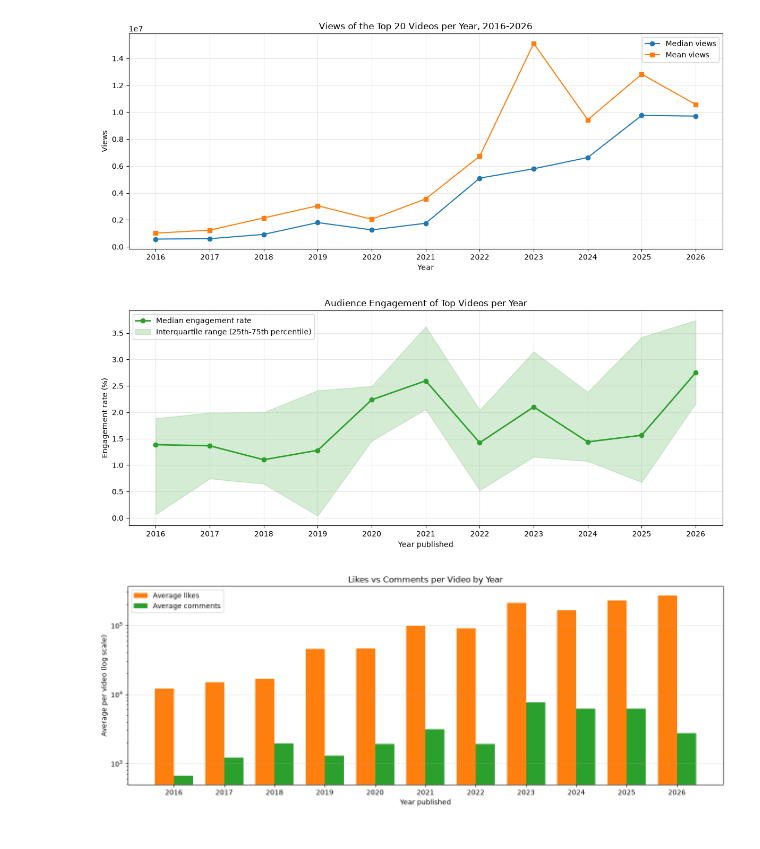
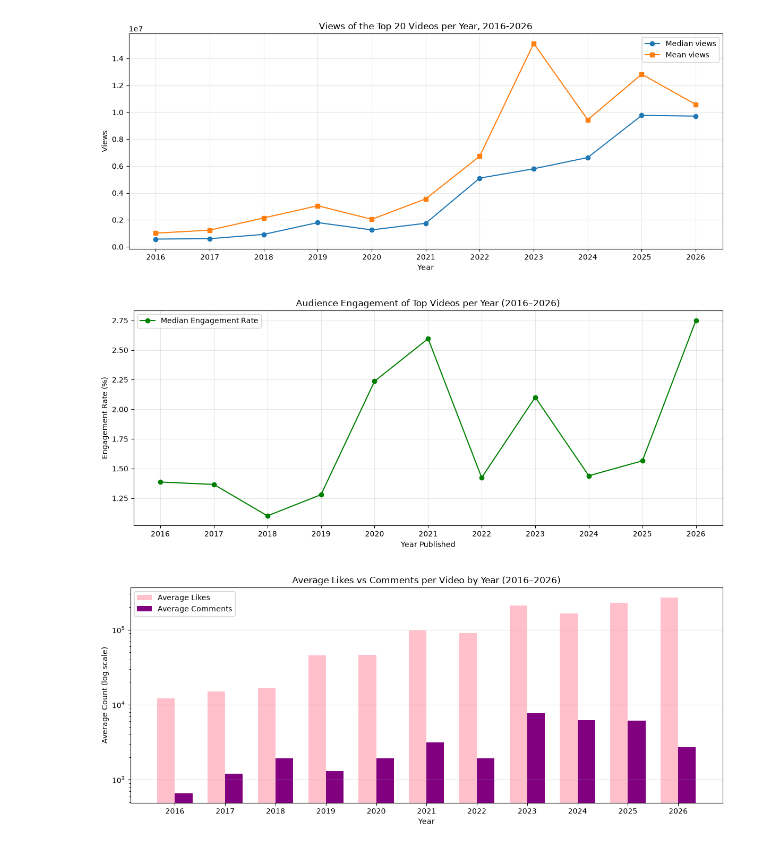
Before and after one commit to caliburanime/205-project, a Jupyter notebook: MIS_205_Assignment.ipynb, the cells around one changed output. Cells and saved outputs as stored; diff of their text form; code cells hidden in the pictures.

```diff
--- a/MIS_205_Assignment.ipynb
+++ b/MIS_205_Assignment.ipynb
@@ -352,47 +395,47 @@ plt.show()
 # %% [output]
 [figure]
 # %%
-# Chart 2
-eng = trend_df.groupby("Year")["Engagement Rate (%)"]
-median_eng = eng.median()
-q1, q3 = eng.quantile(0.25), eng.quantile(0.75)
+# Chart 2: Median Engagement Over Time
+grouped_eng = trend_df.groupby("Year")["Engagement Rate (%)"]
+median_eng = grouped_eng.median()
 
-fig, ax = plt.subplots(figsize=(12, 5))
-ax.plot(median_eng.index, median_eng.values, marker="o", lw=2, color="#2ca02c",
-        label="Median engagement rate")
-ax.fill_between(q1.index, q1.values, q3.values, alpha=0.2, color="#2ca02c",
-                label="Interquartile range (25th-75th percentile)")
+plt.figure(figsize=(12, 5))
 
-ax.set_xticks(median_eng.index)
-ax.set_xlabel("Year published")
-ax.set_ylabel("Engagement rate (%)")
-ax.set_title("Audience Engagement of Top Videos per Year")
-ax.grid(alpha=0.3)
-ax.legend()
+plt.plot(median_eng.index, median_eng.values, marker="o", color="green", label="Median Engagement Rate")
+
+plt.xticks(median_eng.index)
+plt.xlabel("Year Published")
+plt.ylabel("Engagement Rate (%)")
+plt.title("Audience Engagement of Top Videos per Year (2016–2026)")
+plt.grid(alpha=0.3)
+plt.legend()
+
 plt.tight_layout()
 plt.show()
 # %% [output]
-[figure, old version]
+[figure, new version]
 # %%
-# Chart 3
+# Chart 3: Likes vs Comments by Year
 avg = trend_df.groupby("Year")[["Likes", "Comments"]].mean()
-years = avg.index.values
-x = np.arange(len(years))
-width = 0.38
+years = avg.index
+width = 0.35
 
-fig, ax = plt.subplots(figsize=(13, 5))
-ax.bar(x - width / 2, avg["Likes"], width, label="Average likes", color="#ff7f0e")
-ax.bar(x + width / 2, avg["Comments"], width, label="Average comments", color="#2ca02c")
+plt.figure(figsize=(12, 5))
 
-ax.set_yscale("log")            # comments are far smaller than likes
-ax.set_xticks(x)
-ax.set_xticklabels(years)
-ax.set_xlabel("Year published")
-ax.set_ylabel("Average per video (log scale)")
-ax.set_title("Likes vs Comments per Video by Year")
-ax.grid(axis="y", alpha=0.3)
-ax.legend()
+
+plt.bar(years - width/2, avg["Likes"], width=width, label="Average Likes", color="pink")
+plt.bar(years + width/2, avg["Comments"], width=width, label="Average Comments", color="purple")
+
+
+plt.yscale("log")              # Log scale because likes are much larger than comments
+plt.xticks(years)
+plt.xlabel("Year")
+plt.ylabel("Average Count (log scale)")
+plt.title("Average Likes vs Comments per Video by Year (2016–2026)")
+plt.grid(axis="y", alpha=0.3)
+plt.legend()
+
 plt.tight_layout()
 plt.show()
 # %% [output]
-[figure, old version]
+[figure, new version]
```
Also changed, not shown: parts of 20 cells of this notebook.
